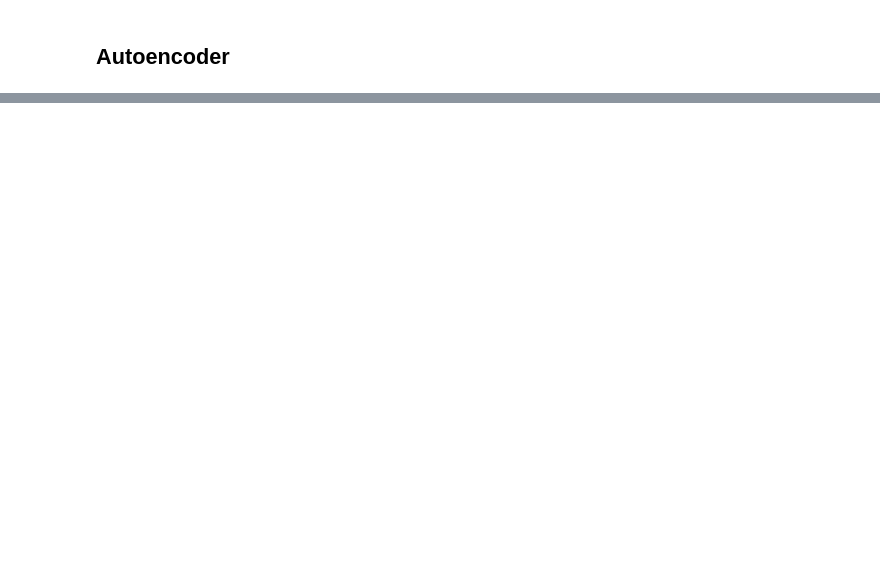
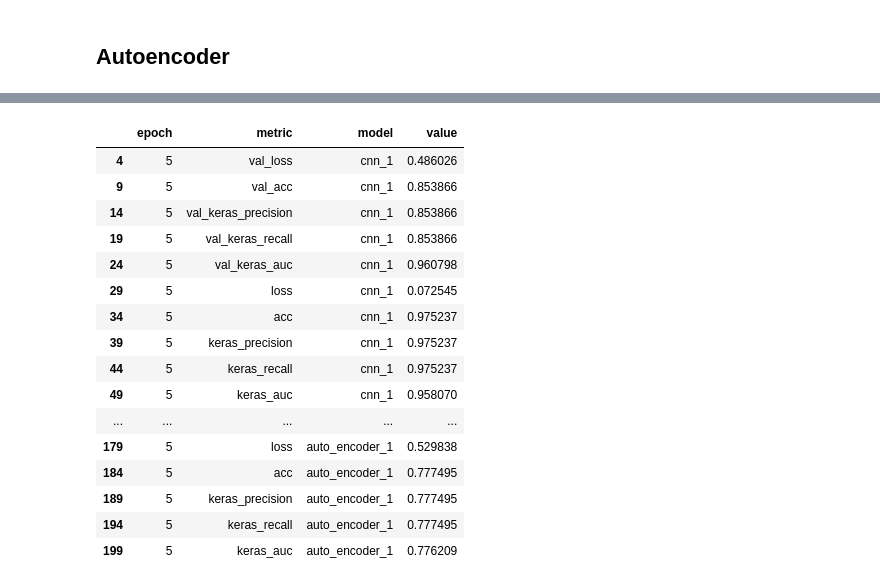
Before and after one commit to CooperStansbury/permission_pipeline, a Jupyter notebook: training_notebooks/train_custom_nn_models.ipynb, the cells around one changed output, grey strips where cells are left out. Cells and saved outputs as stored; diff of their text form; code cells hidden in the pictures; blank space fills up the shorter version.

```diff
--- a/training_notebooks/train_custom_nn_models.ipynb
+++ b/training_notebooks/train_custom_nn_models.ipynb
@@ -303,0 +383,21 @@ Epoch 5/5
+# %%
+last_epoch = ann_results_df.loc[ann_results_df['epoch'] == '5']
+last_epoch.head(len(last_epoch))
+# %% [output]
+|  | epoch | metric | model | value |
+| 4 | 5 | val_loss | cnn_1 | 0.486026 |
+| 9 | 5 | val_acc | cnn_1 | 0.853866 |
+| 14 | 5 | val_keras_precision | cnn_1 | 0.853866 |
+| 19 | 5 | val_keras_recall | cnn_1 | 0.853866 |
+| 24 | 5 | val_keras_auc | cnn_1 | 0.960798 |
+| 29 | 5 | loss | cnn_1 | 0.072545 |
+| 34 | 5 | acc | cnn_1 | 0.975237 |
+| 39 | 5 | keras_precision | cnn_1 | 0.975237 |
+| 44 | 5 | keras_recall | cnn_1 | 0.975237 |
+| 49 | 5 | keras_auc | cnn_1 | 0.958070 |
+| ... | ... | ... | ... | ... |
+| 179 | 5 | loss | auto_encoder_1 | 0.529838 |
+| 184 | 5 | acc | auto_encoder_1 | 0.777495 |
+| 189 | 5 | keras_precision | auto_encoder_1 | 0.777495 |
+| 194 | 5 | keras_recall | auto_encoder_1 | 0.777495 |
+| 199 | 5 | keras_auc | auto_encoder_1 | 0.776209 |
```
Also changed, not shown: parts of 24 cells of this notebook.
